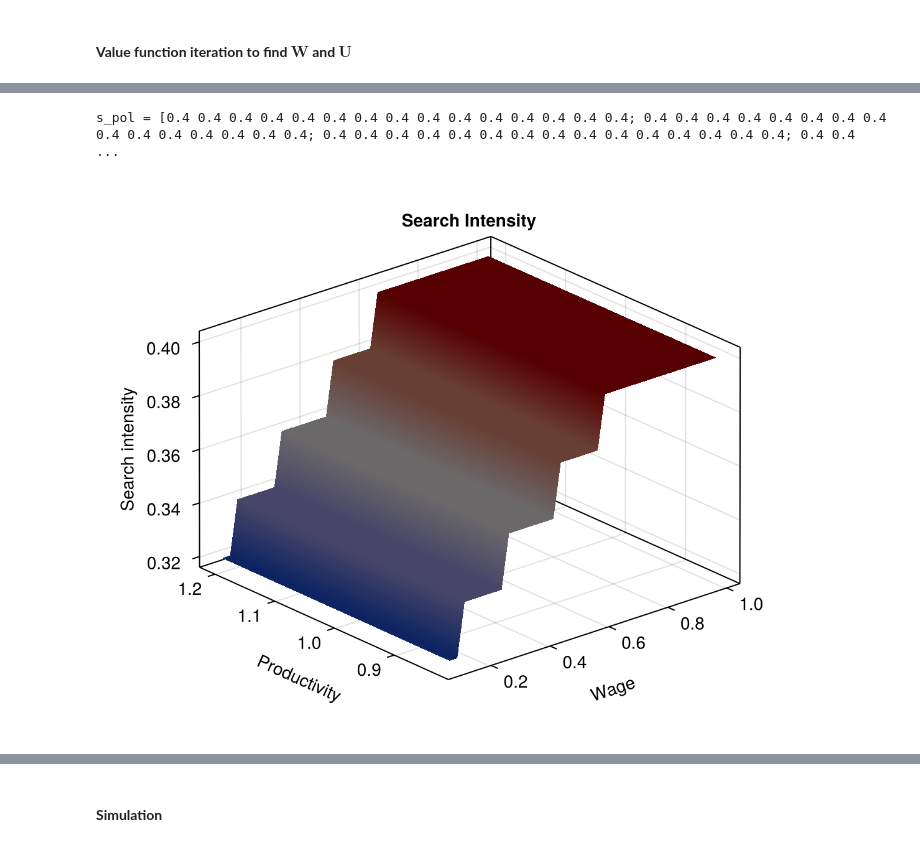
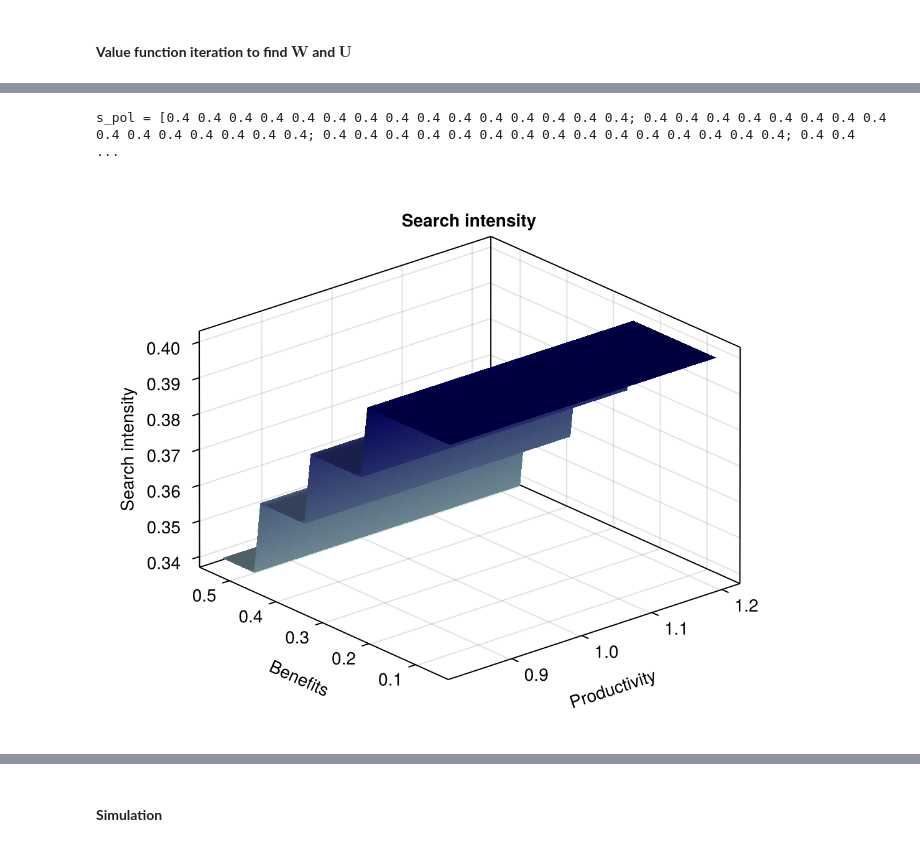
Before and after one commit to sgcbayli024/macro_labour, a Jupyter notebook: hw5/hw5.ipynb, the cells around one changed output, grey strips where cells are left out. Drawn from its saved outputs; the diff is of its cells as text; code cells hidden in the pictures.

Commit message:
fixed the plots; calculate policies; debating on whether on_job_search needs changing

```diff
--- a/hw5/hw5.ipynb
+++ b/hw5/hw5.ipynb
@@ -602,12 +601,14 @@ U_out = [-1.4989312162430868 -1.4989312162430868 -1.4989312162430868 -1.49893121
 # %%
 @show s_pol
 
-w_grid_plot = reverse(test_w_grid)
-fig = Figure()
-ax = Axis3(fig, xlabel = "Wage", ylabel = "Productivity", zlabel = "Search intensity", title = "Search Intensity")
-surface!(ax, w_grid_plot, test_z_grid, s_pol, colormap = :diverging)
-fig[1, 1] = ax
-fig
+b_grid_plot = benefits_grid(pars)
+z_grid_plot = reverse(test_z_grid)
+
+fig1 = Figure()
+ax1 = Axis3(fig1, xlabel = "Productivity", ylabel = "Benefits", zlabel = "Search intensity", title = "Search intensity")
+surface!(ax1, z_grid_plot, b_grid_plot, s_pol', colormap = :blues)
+fig1[1, 1] = ax1
+fig1
 # %% [output]
 s_pol = [0.4 0.4 0.4 0.4 0.4 0.4 0.4 0.4 0.4 0.4 0.4 0.4 0.4 0.4 0.4; 0.4 0.4 0.4 0.4 0.4 0.4 0.4 0.4 0.4 0.4 0.4 0.4 0.4 0.4 0.4; 0.4 0.4 0.4 0.4 0.4 0.4 0.4 0.4 0.4 0.4 0.4 0.4 0.4 0.4 0.4; 0.4 0.4  ...
-[figure, old version]
+[figure, new version]
```
Also changed, not shown: parts of 10 cells of this notebook.
